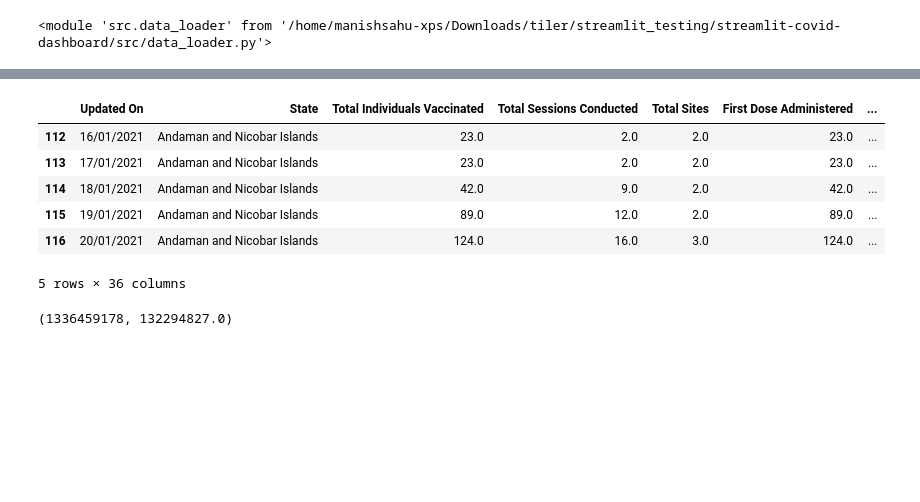
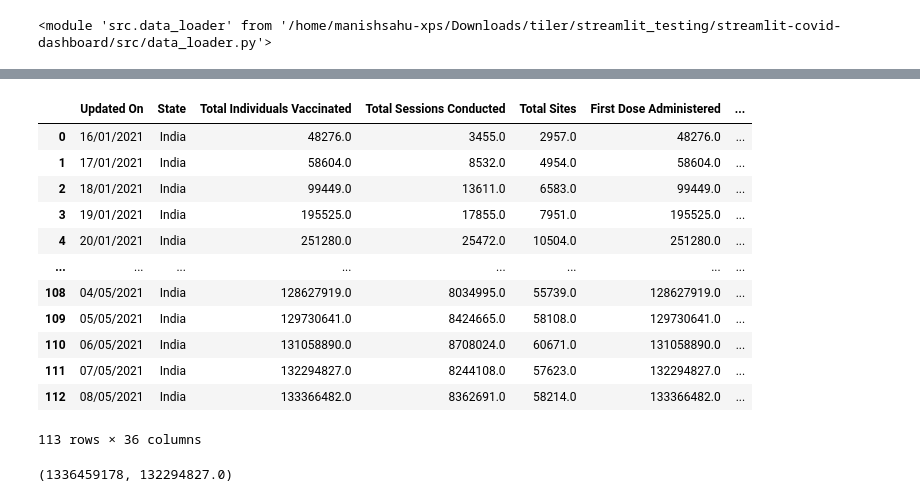
Before and after one commit to ManishSahu53/streamlit-covid-dashboard, a Jupyter notebook: notebook/testing.ipynb, the cells around one changed output, grey strips where cells are left out. Drawn from its saved outputs; the diff is of its cells as text; code cells hidden in the pictures; blank space fills up the shorter version.

Commit message:
resolved for 0 data and timezone issue

```diff
--- a/notebook/testing.ipynb
+++ b/notebook/testing.ipynb
@@ -147,7 +147,8 @@ importlib.reload(config)
 # %% [output]
 <module 'config' from '/home/manishsahu-xps/Downloads/tiler/streamlit_testing/streamlit-covid-dashboard/config.py'>
 # %%
-current_date = datetime.datetime.now() - datetime.timedelta(1, minutes=0, hours=12)
+tzinfo = datetime.timezone(datetime.timedelta(hours=config.TIMEZONE_OFFSET))
+current_date = datetime.datetime.now(tzinfo) - datetime.timedelta(1, minutes=0, hours=12)
 # %%
 from src import data_loader
 import importlib
@@ -189,16 +188,22 @@ data_vaccine_cls.process()
-# %%
-data_vaccine_cls.data.head()
-# %% [output]
-|  | Updated On | State | Total Individuals Vaccinated | Total Sessions Conducted | Total Sites | First Dose Administered | ... |
-| 112 | 16/01/2021 | Andaman and Nicobar Islands | 23.0 | 2.0 | 2.0 | 23.0 | ... |
-| 113 | 17/01/2021 | Andaman and Nicobar Islands | 23.0 | 2.0 | 2.0 | 23.0 | ... |
-| 114 | 18/01/2021 | Andaman and Nicobar Islands | 42.0 | 9.0 | 2.0 | 42.0 | ... |
-| 115 | 19/01/2021 | Andaman and Nicobar Islands | 89.0 | 12.0 | 2.0 | 89.0 | ... |
-| 116 | 20/01/2021 | Andaman and Nicobar Islands | 124.0 | 16.0 | 3.0 | 124.0 | ... |
-5 rows × 36 columns
 # %%
-area = 'India'
-data_vaccine = data_vaccine_cls.data[data_vaccine_cls.data['State'] == area]
+# Loading Full india or State wise
+data_vaccine = data_vaccine_cls.data[(data_vaccine_cls.data['State'] == area) & (data_vaccine_cls.data['date'] <= current_date)]
+# %%
+data_vaccine
+# %% [output]
+|  | Updated On | State | Total Individuals Vaccinated | Total Sessions Conducted | Total Sites | First Dose Administered | ... |
+| 0 | 16/01/2021 | India | 48276.0 | 3455.0 | 2957.0 | 48276.0 | ... |
+| 1 | 17/01/2021 | India | 58604.0 | 8532.0 | 4954.0 | 58604.0 | ... |
+| 2 | 18/01/2021 | India | 99449.0 | 13611.0 | 6583.0 | 99449.0 | ... |
+| 3 | 19/01/2021 | India | 195525.0 | 17855.0 | 7951.0 | 195525.0 | ... |
+| 4 | 20/01/2021 | India | 251280.0 | 25472.0 | 10504.0 | 251280.0 | ... |
+| ... | ... | ... | ... | ... | ... | ... | ... |
+| 108 | 04/05/2021 | India | 128627919.0 | 8034995.0 | 55739.0 | 128627919.0 | ... |
+| 109 | 05/05/2021 | India | 129730641.0 | 8424665.0 | 58108.0 | 129730641.0 | ... |
+| 110 | 06/05/2021 | India | 131058890.0 | 8708024.0 | 60671.0 | 131058890.0 | ... |
+| 111 | 07/05/2021 | India | 132294827.0 | 8244108.0 | 57623.0 | 132294827.0 | ... |
+| 112 | 08/05/2021 | India | 133366482.0 | 8362691.0 | 58214.0 | 133366482.0 | ... |
+113 rows × 36 columns
 # %%
 total_population = config.POPULATION_MAP[area]
 vaccine_population = data_vaccine['Total Individuals Vaccinated'].values[-1]
```
Also changed, not shown: parts of 3 cells of this notebook, 3 other files.
